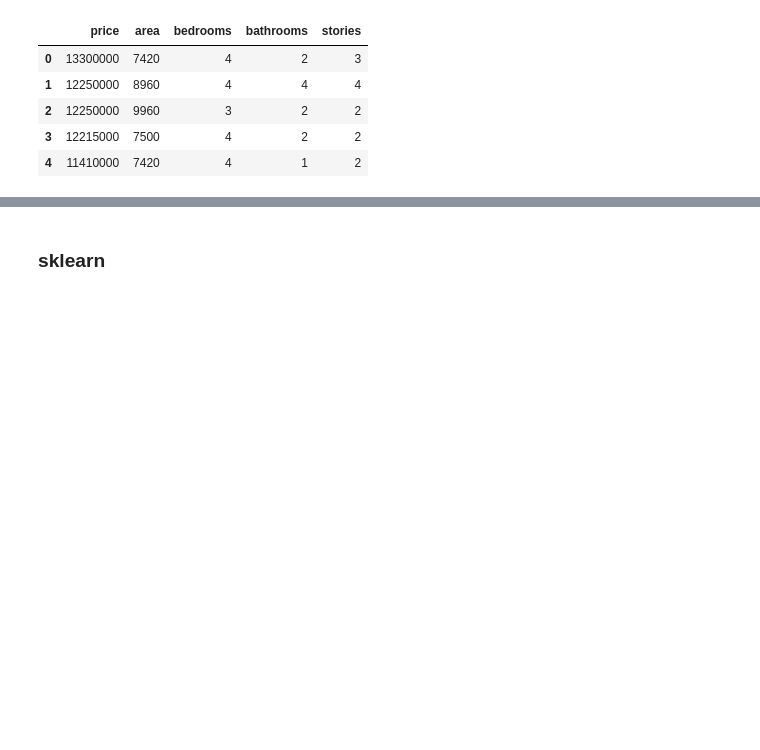
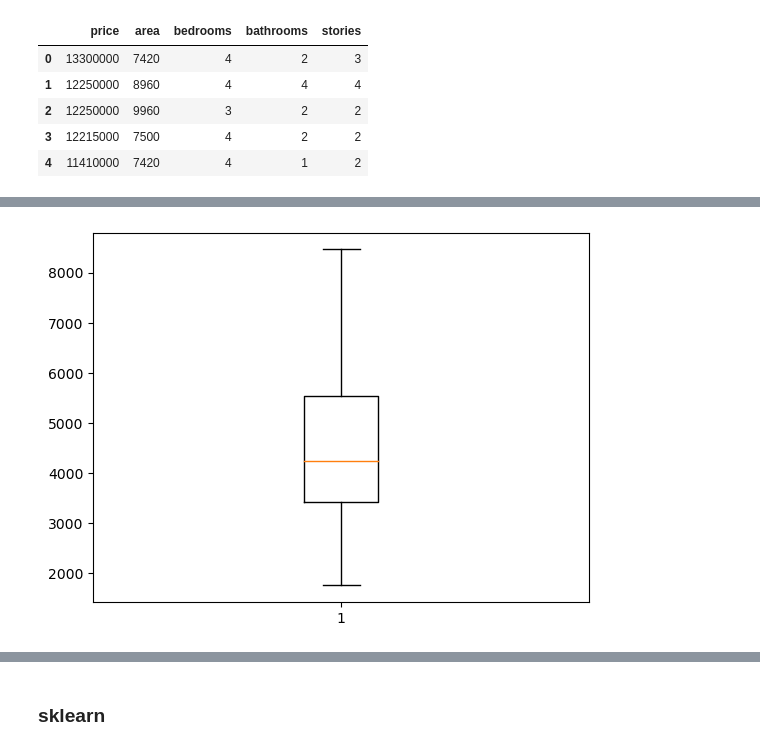
Before and after one commit to mjmacarty/OIM7502_SP24, a Jupyter notebook: 05-linear_regression.ipynb, the cells around one changed output, grey strips where cells are left out. Saved outputs shown, nothing was run; the diff lists cells and outputs as text; code cells hidden in the pictures; blank space fills up the shorter version.

```diff
--- a/05-linear_regression.ipynb
+++ b/05-linear_regression.ipynb
@@ -19,0 +93,2 @@ housing.head()
+# %%
+data_9 = data[data['price'] < 8.5e3]
@@ -19,0 +107,4 @@ housing.head()
+# %%
+plt.boxplot(data_9['price']);
+# %% [output]
+[figure, added]
```
Also changed, not shown: parts of 38 cells of this notebook, 1 other file.
